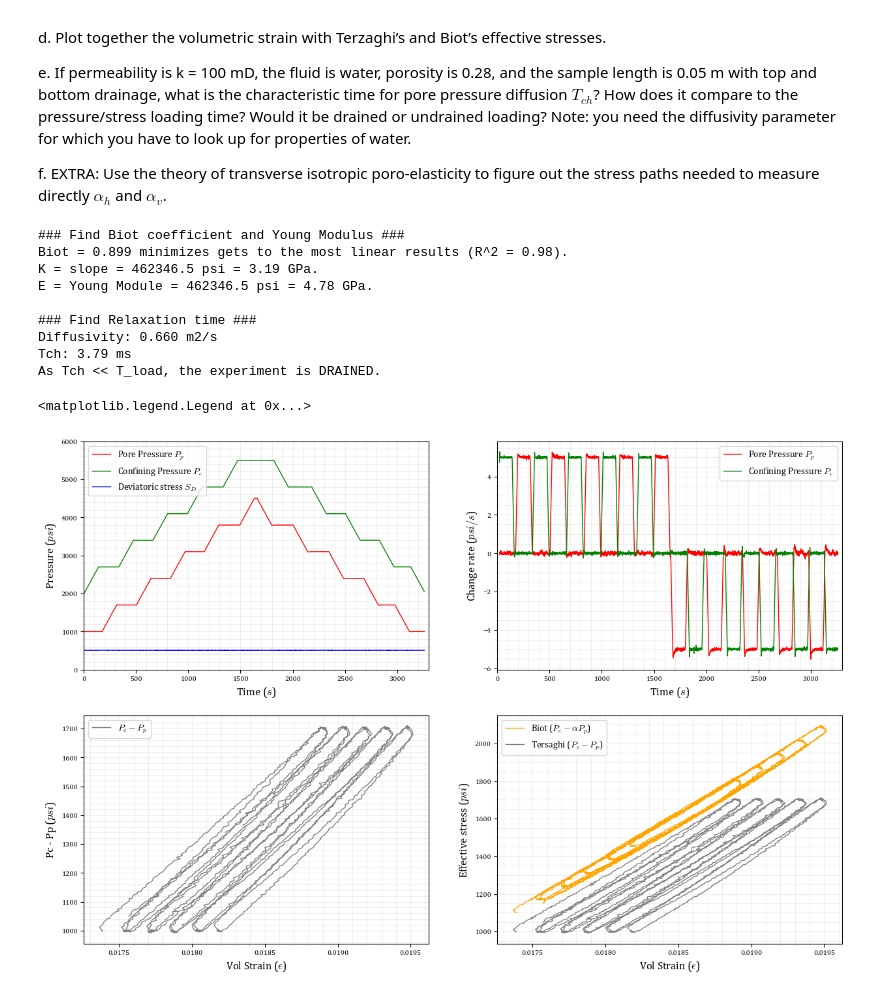
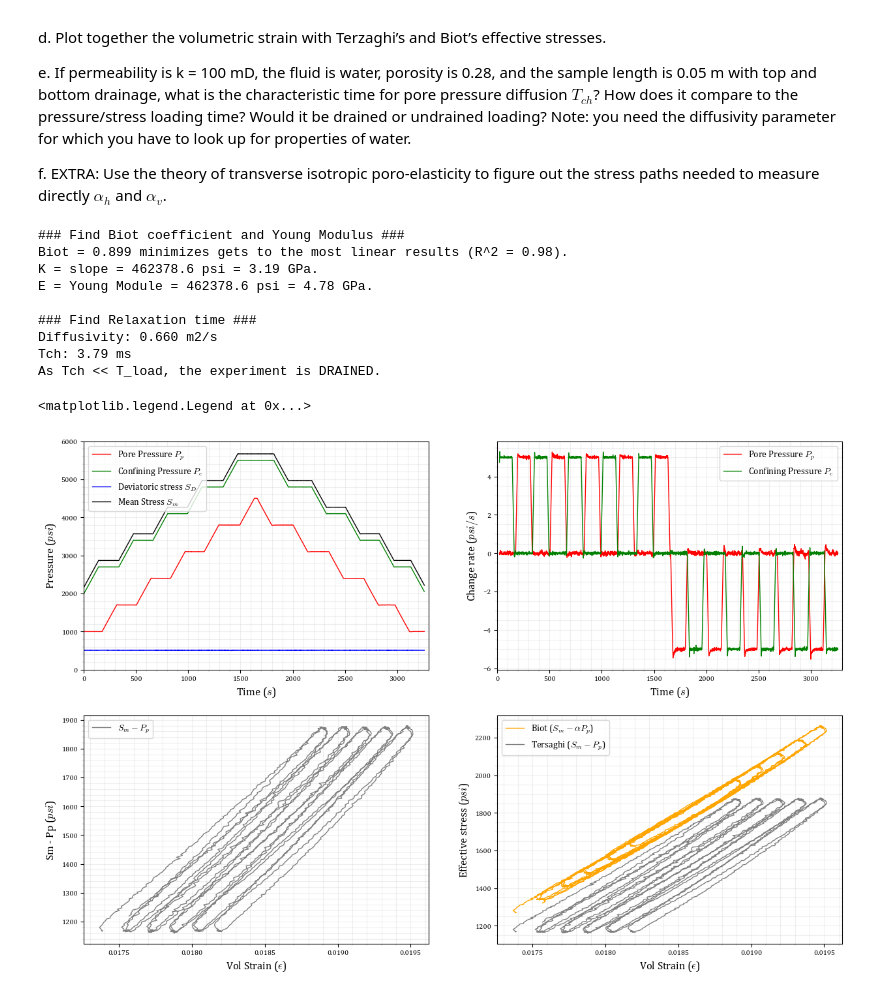
Before and after one commit to rebpoli/Doutorado, a Jupyter notebook: PGE383-AdvGeomec/HW5/AdvGeomec-Poli_Renato_HW5.ipynb, the cells around one changed output. Saved outputs shown, nothing was run; the diff lists cells and outputs as text; code cells hidden in the pictures.

```diff
--- a/PGE383-AdvGeomec/HW5/AdvGeomec-Poli_Renato_HW5.ipynb
+++ b/PGE383-AdvGeomec/HW5/AdvGeomec-Poli_Renato_HW5.ipynb
@@ -39,7 +39,8 @@ df["Pc_psi_s"] = ( df.Pc_psi - df.Pc_psi.shift() ) / ( df.time_s - df.time_s.shi
 df["Pc_psi_s"] = df.Pc_psi_s.rolling(20).mean()
 
 df["strain_vol"] = 2*df.strain_rad + df.strain_ax
-df["Pc-Pp"] = df.Pc_psi - df.Pp_psi
+df["Sm_psi"] = ( 3*df.Pc_psi + df.Sd_psi ) / 3
+df["Sm-Pp"] = df.Sm_psi - df.Pp_psi
 
 
 # Optimize Biot
@@ -47,13 +48,12 @@ from scipy.optimize import minimize
 from scipy import stats
 def linreg_biot(alpha) :
     slope, intercept, r_value, p_value, std_err = \
-        stats.linregress( df.strain_vol,     df.Pc_psi - alpha* df.Pp_psi )
-    return np.abs(r_value-1)
+        stats.linregress( df.strain_vol,     df.Sm_psi - alpha* df.Pp_psi )
+    return np.abs(r_value**2-1)
 res = minimize( linreg_biot, 0.5 )
 alpha = res.x[0]
-
-df["Pc-alpha_Pp"] = df.Pc_psi - alpha* df.Pp_psi
-slope, intercept, r_value, p_value, std_err = stats.linregress(df.strain_vol,df["Pc-alpha_Pp"])
+df["Sm-alpha_Pp"] = df.Sm_psi - alpha* df.Pp_psi
+slope, intercept, r_value, p_value, std_err = stats.linregress(df.strain_vol,df["Sm-alpha_Pp"])
 
 print("### Find Biot coefficient and Young Modulus ###")
 print(f"Biot = {alpha:.3f} minimizes gets to the most linear results (R^2 = {r_value**2:.2f}).")
@@ -86,8 +86,8 @@ print("As Tch << T_load, the experiment is DRAINED.")
 # %% [output]
 ### Find Biot coefficient and Young Modulus ###
 Biot = 0.899 minimizes gets to the most linear results (R^2 = 0.98).
-K = slope = 462346.5 psi = 3.19 GPa.
-E = Young Module = 462346.5 psi = 4.78 GPa.
+K = slope = 462378.6 psi = 3.19 GPa.
+E = Young Module = 462378.6 psi = 4.78 GPa.
 
 ### Find Relaxation time ###
 Diffusivity: 0.660 m2/s
@@ -101,35 +101,38 @@ ax=ax1
 ax.plot( df.time_s, df.Pp_psi, c='red', label="Pore Pressure $P_p$" )
 ax.plot( df.time_s, df.Pc_psi, c='green',label="Confining Pressure $P_c$" )
 ax.plot( df.time_s, df.Sd_psi, c='blue', label="Deviatoric stress $S_D$" )
+ax.plot( df.time_s, df.Sm_psi, c='black',label="Mean Stress $S_m$" )
+
 
 ax.set_ylim( 0,6000 )
 ax.set_xlim( 0,3300 )
 ax.set_xlabel("Time ($s$)")
 ax.set_ylabel("Pressure ($psi$)")
 ax.legend()
 
 ax=ax2
 ax.plot( df.time_s, df.Pp_psi_s, c='red', label="Pore Pressure $P_p$" )
 ax.plot( df.time_s, df.Pc_psi_s, c='green',label="Confining Pressure $P_c$" )
+
 ax.set_xlim( 0,3300 )
 ax.set_xlabel("Time ($s$)")
 ax.set_ylabel("Change rate ($psi/s$)")
 ax.legend()
 
 ax=ax3
-ax.plot( df.strain_vol, df["Pc-Pp"], c='gray',label="$P_c-P_p$" )
+ax.plot( df.strain_vol, df["Sm-Pp"], c='gray',label="$S_m-P_p$" )
 #ax.set_xlim( 0,3300 )
 ax.set_xlabel("Vol Strain ($\epsilon$)")
-ax.set_ylabel("Pc - Pp ($psi$)")
+ax.set_ylabel("Sm - Pp ($psi$)")
 ax.legend()
 
 ax=ax4
-ax.plot( df.strain_vol, df["Pc-alpha_Pp"], c='orange',label=r"Biot ($P_c-\alpha P_p$)" )
-ax.plot( df.strain_vol, df["Pc-Pp"], c='gray',label=r"Tersaghi ($P_c- P_p$)" )
+ax.plot( df.strain_vol, df["Sm-alpha_Pp"], c='orange',label=r"Biot ($S_m-\alpha P_p$)" )
+ax.plot( df.strain_vol, df["Sm-Pp"], c='gray',label=r"Tersaghi ($S_m- P_p$)" )
 #ax.set_xlim( 0,3300 )
 ax.set_xlabel("Vol Strain ($\epsilon$)")
 ax.set_ylabel(r"Effective stress ($psi$)")
 ax.legend()
 # %% [output]
 <matplotlib.legend.Legend at 0x...>
-[figure, old version]
+[figure, new version]
```
Also changed, not shown: parts of 2 cells of this notebook.
